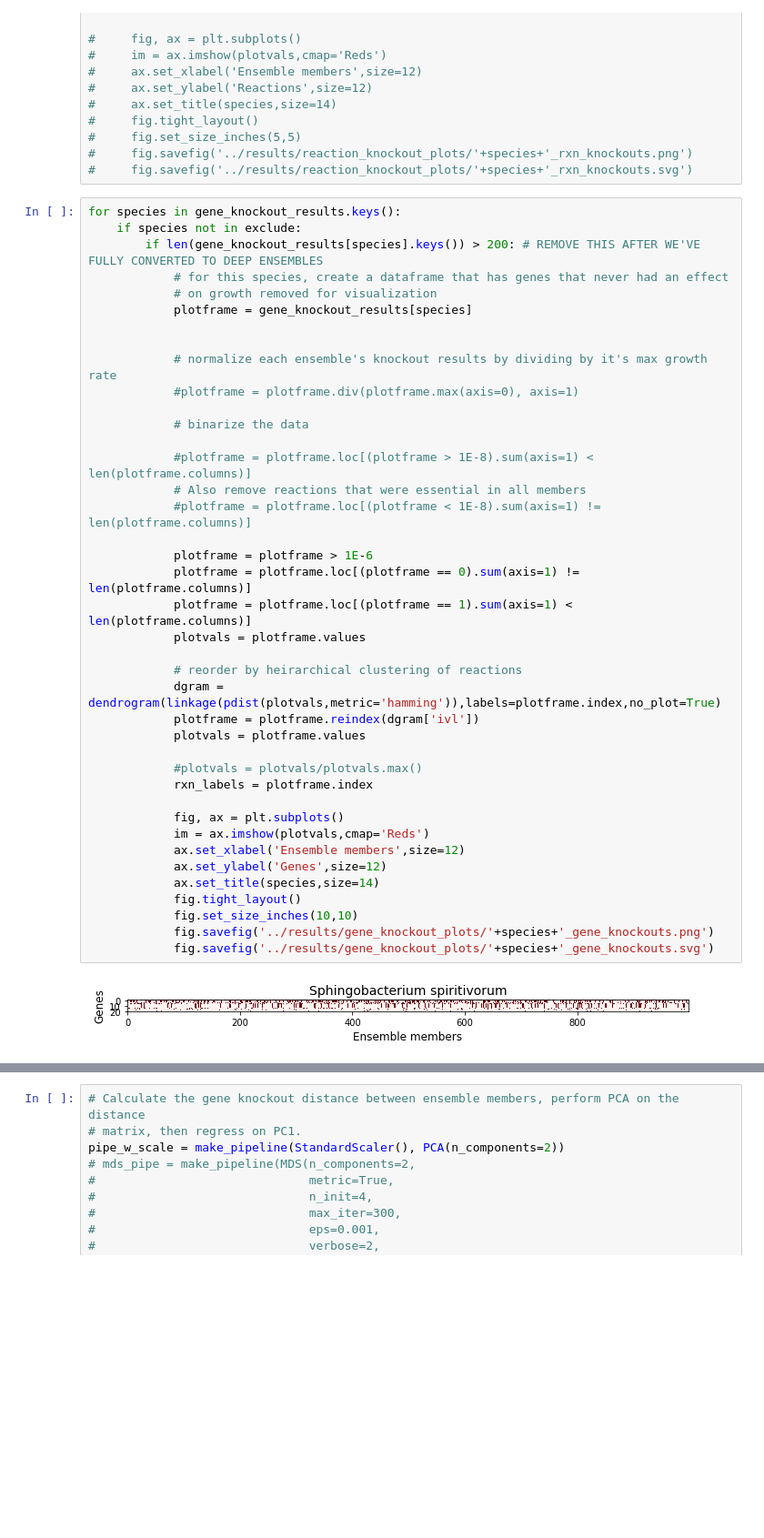
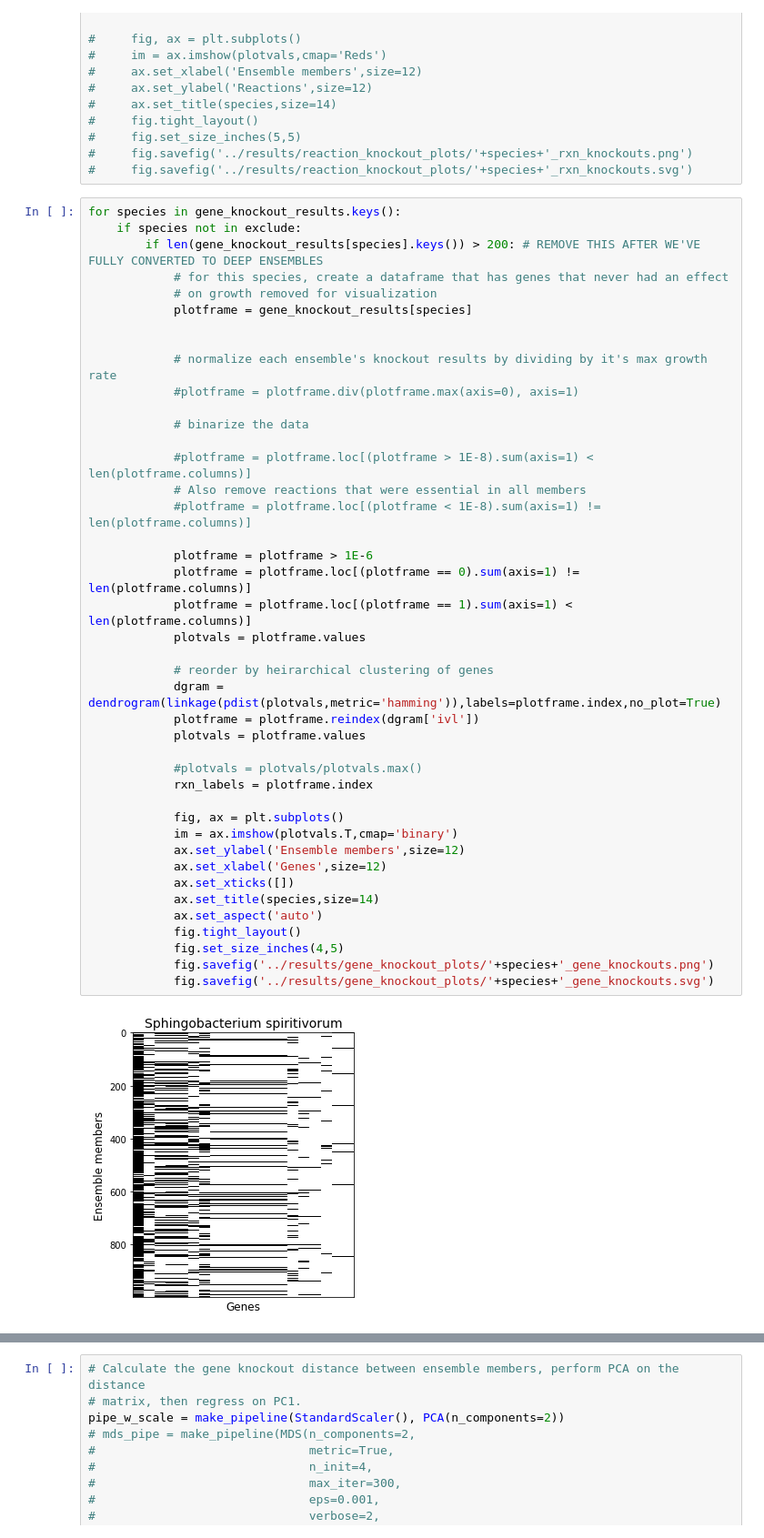
Before and after one commit to gregmedlock/ssl_ensembles, a Jupyter notebook: bin/plot_knockouts.ipynb, the cells around one changed output, grey strips where cells are left out. Shown at 91% size. Cells and saved outputs as stored; diff of their text form; blank space fills up the shorter version.

Commit message:
updated knockout plots

```diff
--- a/bin/plot_knockouts.ipynb
+++ b/bin/plot_knockouts.ipynb
@@ -105,36 +105,38 @@ for species in gene_knockout_results.keys():
             plotframe = gene_knockout_results[species]
 
 
             # normalize each ensemble's knockout results by dividing by it's max growth rate
             #plotframe = plotframe.div(plotframe.max(axis=0), axis=1)
 
             # binarize the data
 
             #plotframe = plotframe.loc[(plotframe > 1E-8).sum(axis=1) < len(plotframe.columns)]
             # Also remove reactions that were essential in all members
             #plotframe = plotframe.loc[(plotframe < 1E-8).sum(axis=1) != len(plotframe.columns)]
 
             plotframe = plotframe > 1E-6
             plotframe = plotframe.loc[(plotframe == 0).sum(axis=1) != len(plotframe.columns)]
             plotframe = plotframe.loc[(plotframe == 1).sum(axis=1) < len(plotframe.columns)]
             plotvals = plotframe.values
 
-            # reorder by heirarchical clustering of reactions
+            # reorder by heirarchical clustering of genes
             dgram = dendrogram(linkage(pdist(plotvals,metric='hamming')),labels=plotframe.index,no_plot=True)
             plotframe = plotframe.reindex(dgram['ivl'])
             plotvals = plotframe.values
 
             #plotvals = plotvals/plotvals.max()
             rxn_labels = plotframe.index
 
             fig, ax = plt.subplots()
-            im = ax.imshow(plotvals,cmap='Reds')
-            ax.set_xlabel('Ensemble members',size=12)
-            ax.set_ylabel('Genes',size=12)
+            im = ax.imshow(plotvals.T,cmap='binary')
+            ax.set_ylabel('Ensemble members',size=12)
+            ax.set_xlabel('Genes',size=12)
+            ax.set_xticks([])
             ax.set_title(species,size=14)
+            ax.set_aspect('auto')
             fig.tight_layout()
-            fig.set_size_inches(10,10)
+            fig.set_size_inches(4,5)
             fig.savefig('../results/gene_knockout_plots/'+species+'_gene_knockouts.png')
             fig.savefig('../results/gene_knockout_plots/'+species+'_gene_knockouts.svg')
 # %% [output]
-[figure, old version]
+[figure, new version]
```
Also changed, not shown: parts of 2 cells of this notebook, 33 other files.
